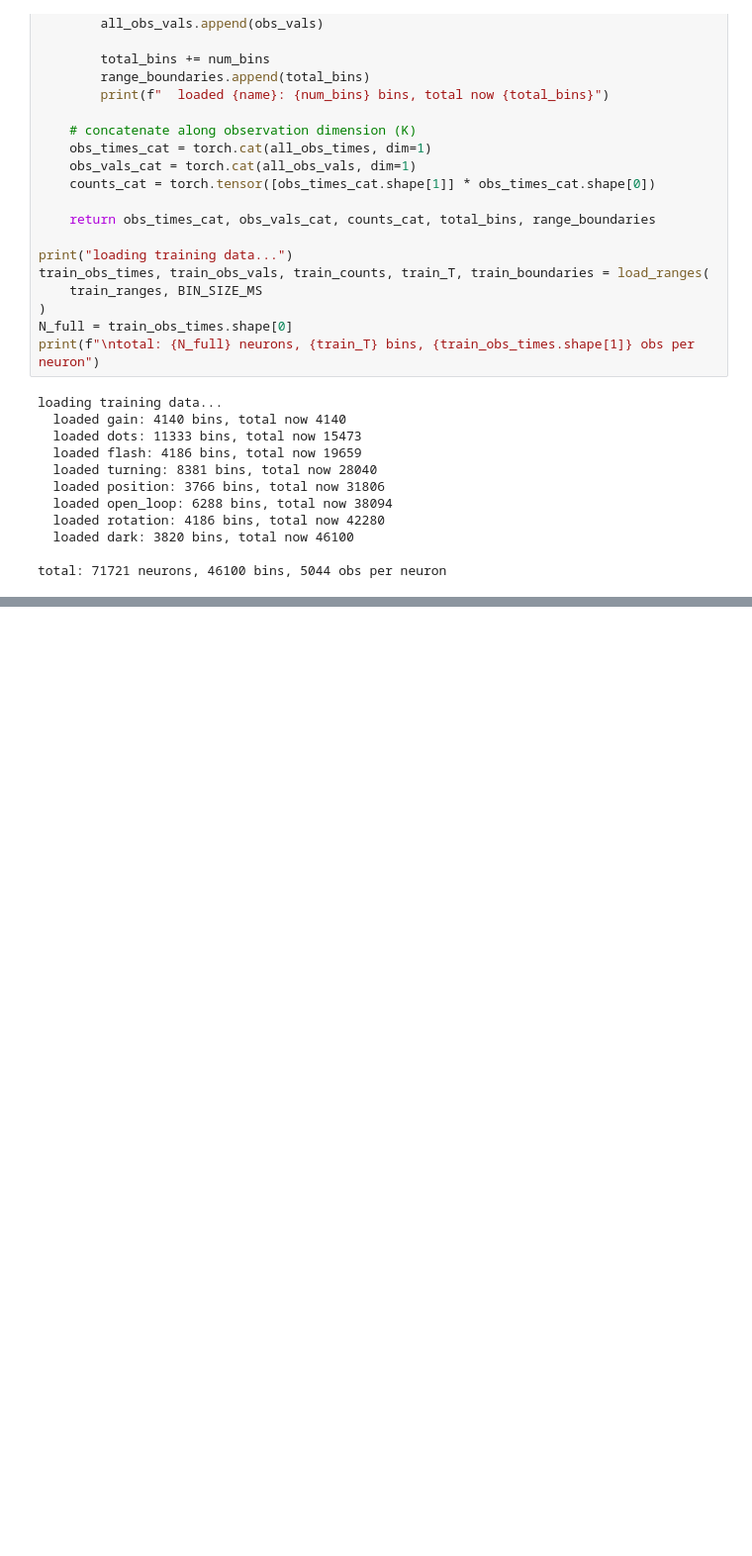
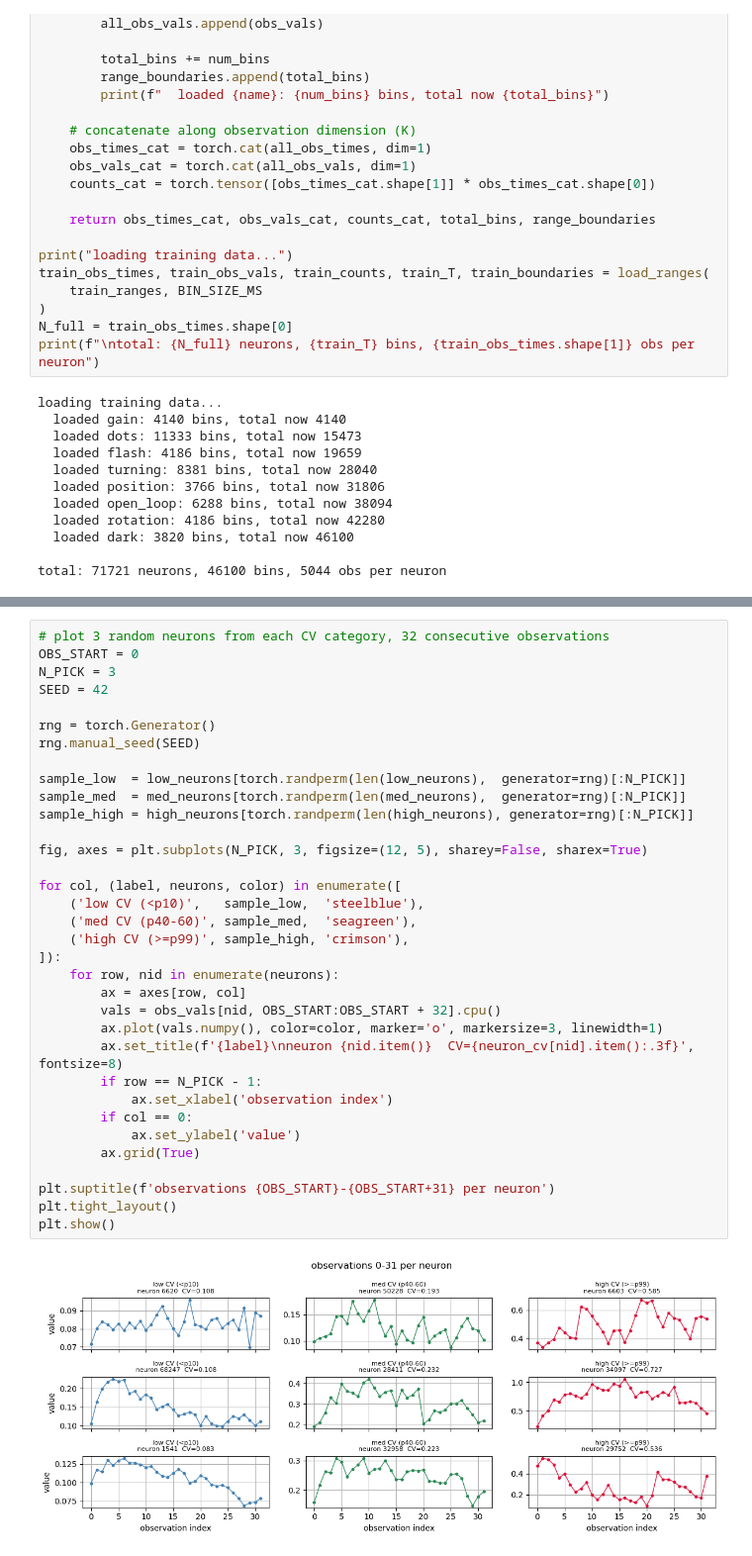
Before and after one commit to saalfeldlab/NeuralGraph, a Jupyter notebook: src/LatentEvolution/binary_state_em.ipynb, the cells around one changed output, grey strips where cells are left out. Shown at 99% size. Saved outputs shown, nothing was run; the diff lists cells and outputs as text; blank space fills up the shorter version.

```diff
--- a/src/LatentEvolution/binary_state_em.ipynb
+++ b/src/LatentEvolution/binary_state_em.ipynb
@@ -1820,0 +178,36 @@ KeyboardInterrupt:
+# %%
+# plot 3 random neurons from each CV category, 32 consecutive observations
+OBS_START = 0
+N_PICK = 3
+SEED = 42
+
+rng = torch.Generator()
+rng.manual_seed(SEED)
+
+sample_low  = low_neurons[torch.randperm(len(low_neurons),  generator=rng)[:N_PICK]]
+sample_med  = med_neurons[torch.randperm(len(med_neurons),  generator=rng)[:N_PICK]]
+sample_high = high_neurons[torch.randperm(len(high_neurons), generator=rng)[:N_PICK]]
+
+fig, axes = plt.subplots(N_PICK, 3, figsize=(12, 5), sharey=False, sharex=True)
+
+for col, (label, neurons, color) in enumerate([
+    ('low CV (<p10)',   sample_low,  'steelblue'),
+    ('med CV (p40-60)', sample_med,  'seagreen'),
+    ('high CV (>=p99)', sample_high, 'crimson'),
+]):
+    for row, nid in enumerate(neurons):
+        ax = axes[row, col]
+        vals = obs_vals[nid, OBS_START:OBS_START + 32].cpu()
+        ax.plot(vals.numpy(), color=color, marker='o', markersize=3, linewidth=1)
+        ax.set_title(f'{label}\nneuron {nid.item()}  CV={neuron_cv[nid].item():.3f}', fontsize=8)
+        if row == N_PICK - 1:
+            ax.set_xlabel('observation index')
+        if col == 0:
+            ax.set_ylabel('value')
+        ax.grid(True)
+
+plt.suptitle(f'observations {OBS_START}-{OBS_START+31} per neuron')
+plt.tight_layout()
+plt.show()
+# %% [output]
+[figure, added]
```
Also changed, not shown: parts of 53 cells of this notebook.
